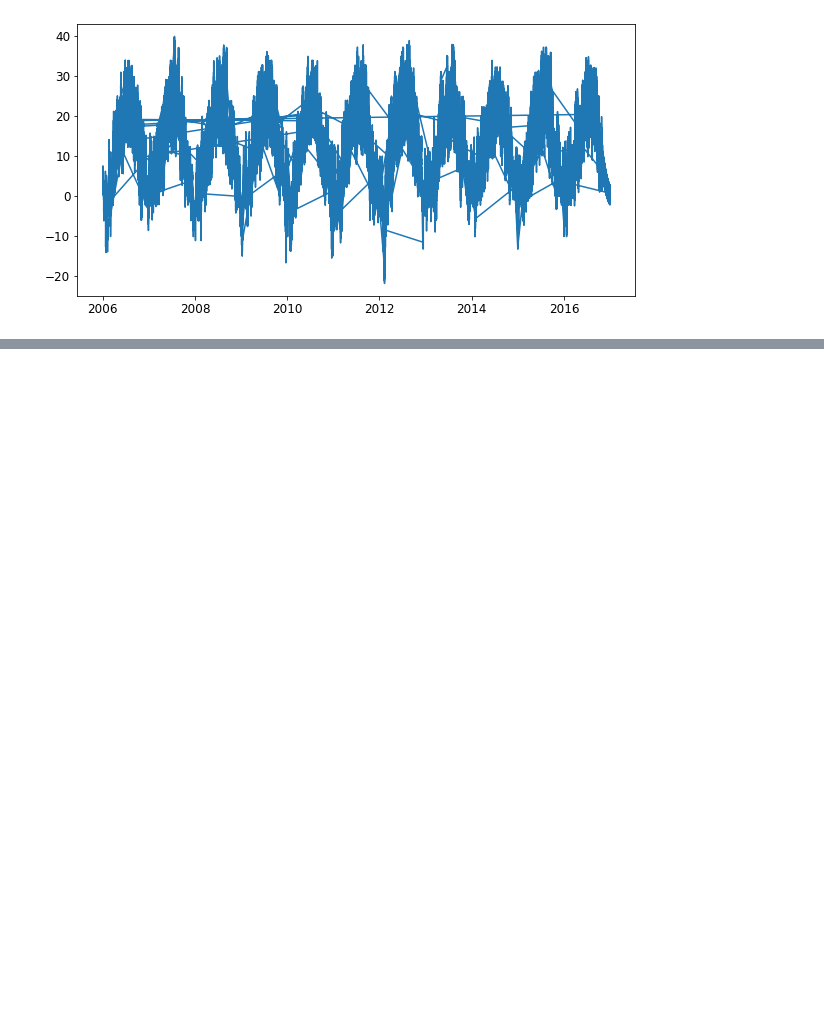
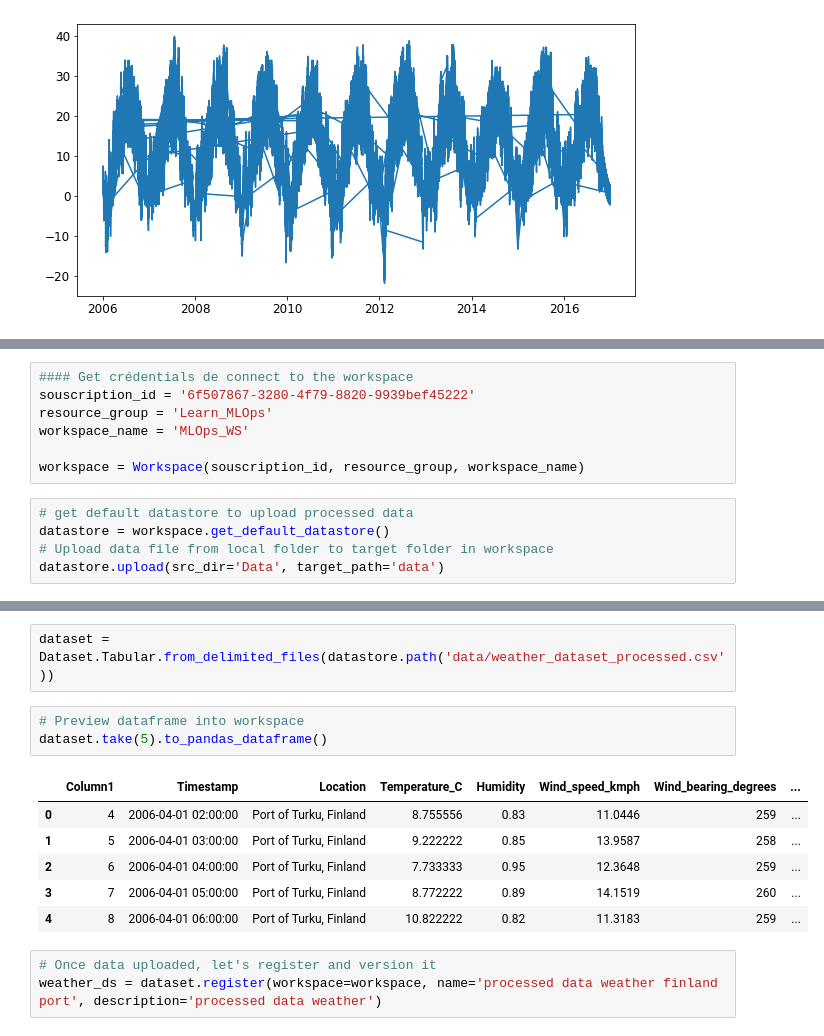
Before and after one commit to ISSOH/MLOps, a Jupyter notebook: Dataprocessing.ipynb, the cells around one changed output, grey strips where cells are left out. Cells and saved outputs as stored; diff of their text form; blank space fills up the shorter version.

Commit message:
Versionning des data

```diff
--- a/Dataprocessing.ipynb
+++ b/Dataprocessing.ipynb
@@ -170,0 +176,12 @@ plt.show()
+# %%
+#### Get crédentials de connect to the workspace
+souscription_id = '6f507867-3280-4f79-8820-9939bef45222'
+resource_group = 'Learn_MLOps'
+workspace_name = 'MLOps_WS'
+
+workspace = Workspace(souscription_id, resource_group, workspace_name)
+# %%
+# get default datastore to upload processed data
+datastore = workspace.get_default_datastore()
+# Upload data file from local folder to target folder in workspace
+datastore.upload(src_dir='Data', target_path='data')
@@ -170,0 +196,15 @@ plt.show()
+# %%
+dataset = Dataset.Tabular.from_delimited_files(datastore.path('data/weather_dataset_processed.csv'))
+# %%
+# Preview dataframe into workspace
+dataset.take(5).to_pandas_dataframe()
+# %% [output]
+|  | Column1 | Timestamp | Location | Temperature_C | Humidity | Wind_speed_kmph | Wind_bearing_degrees | ... |
+| 0 | 4 | 2006-04-01 02:00:00 | Port of Turku, Finland | 8.755556 | 0.83 | 11.0446 | 259 | ... |
+| 1 | 5 | 2006-04-01 03:00:00 | Port of Turku, Finland | 9.222222 | 0.85 | 13.9587 | 258 | ... |
+| 2 | 6 | 2006-04-01 04:00:00 | Port of Turku, Finland | 7.733333 | 0.95 | 12.3648 | 259 | ... |
+| 3 | 7 | 2006-04-01 05:00:00 | Port of Turku, Finland | 8.772222 | 0.89 | 14.1519 | 260 | ... |
+| 4 | 8 | 2006-04-01 06:00:00 | Port of Turku, Finland | 10.822222 | 0.82 | 11.3183 | 259 | ... |
+# %%
+# Once data uploaded, let's register and version it
+weather_ds = dataset.register(workspace=workspace, name='processed data weather finland port', description='processed data weather')
```
Also changed, not shown: parts of 4 cells of this notebook.
